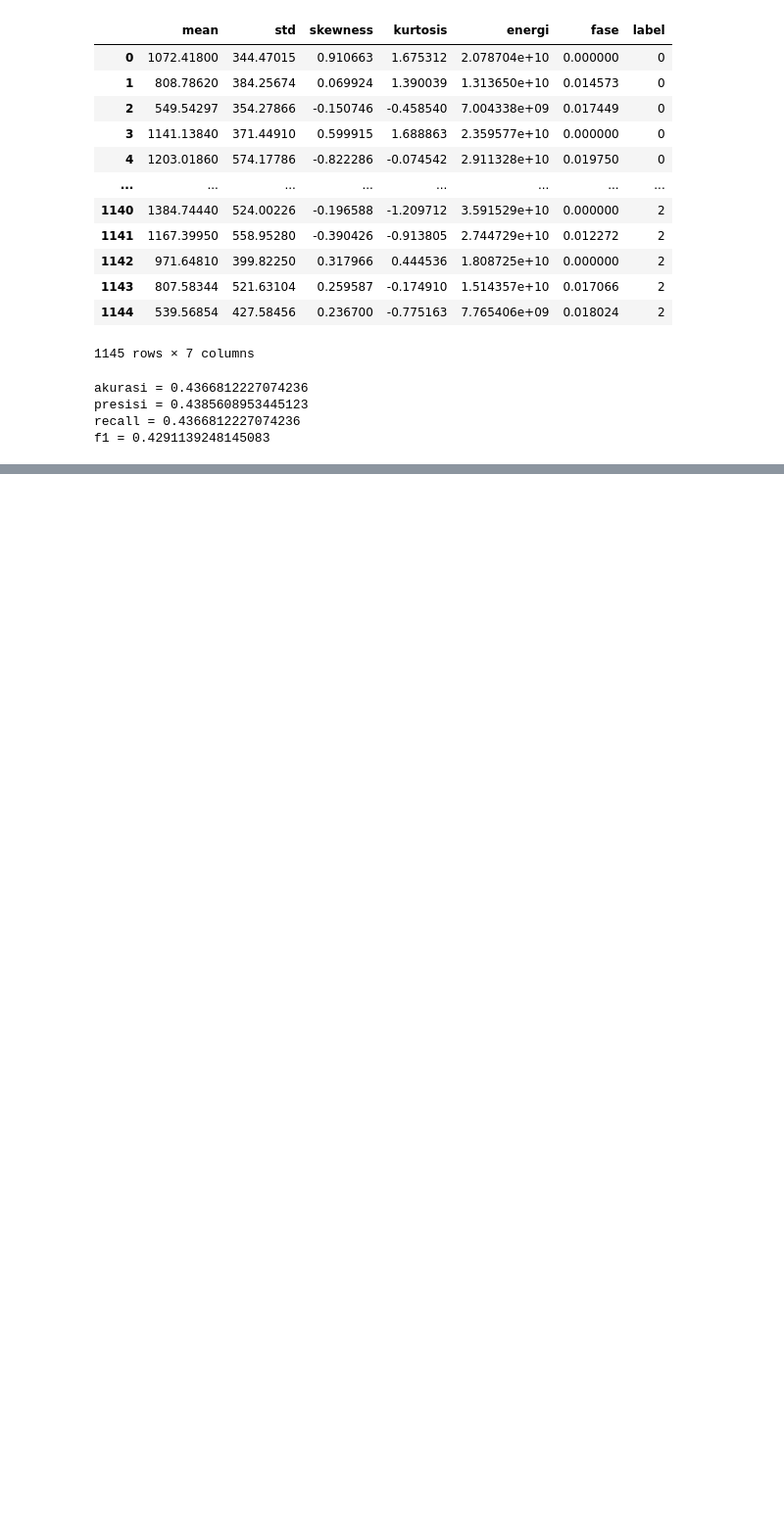
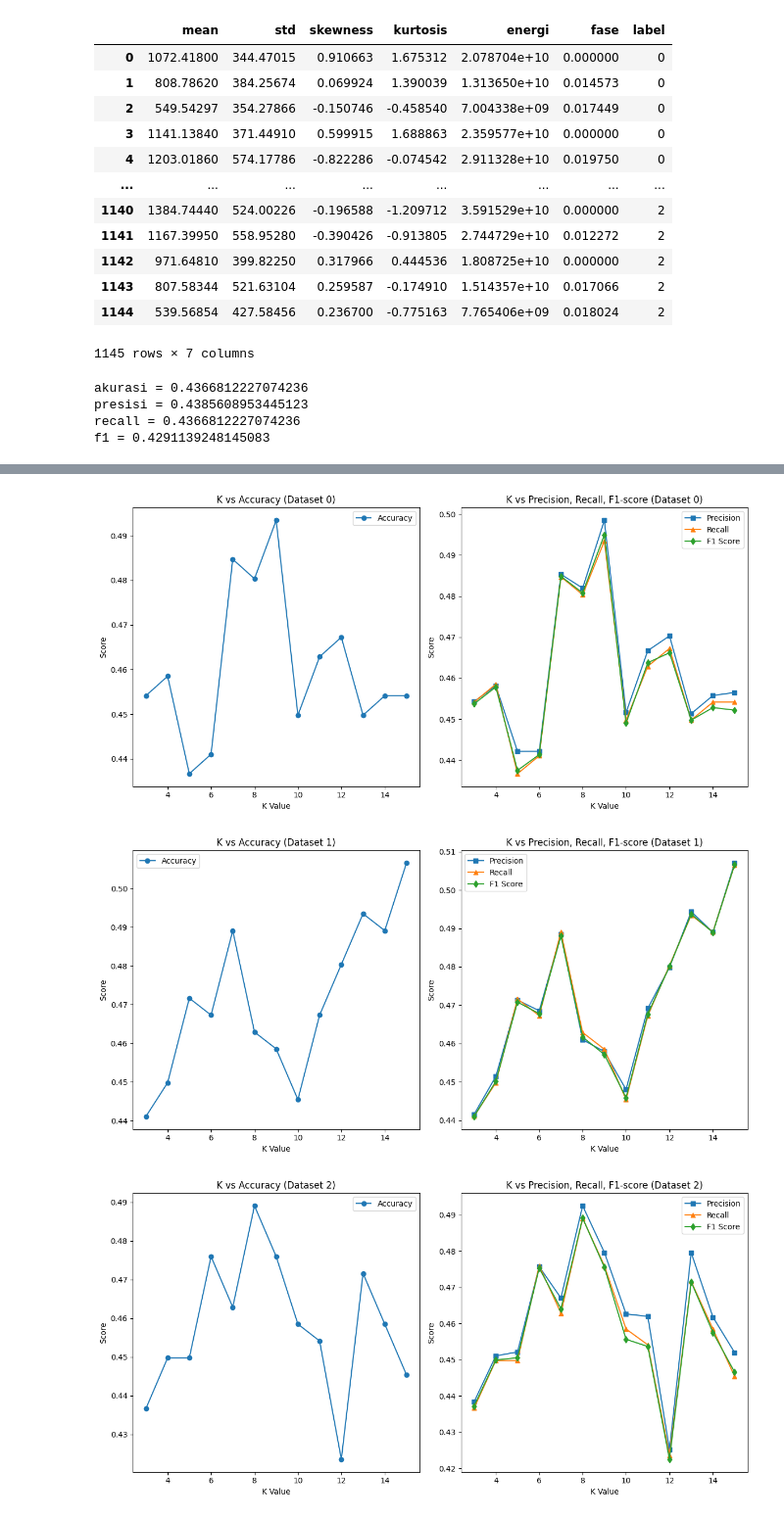
Before and after one commit to Bagusdevaa/Apple-Classfication-using-Harralick-and-KNN, a Jupyter notebook: harralick_classification.ipynb, the cells around one changed output, grey strips where cells are left out. Shown at 98% size. Cells and saved outputs as stored; diff of their text form; code cells hidden in the pictures; blank space fills up the shorter version.

```diff
--- a/harralick_classification.ipynb
+++ b/harralick_classification.ipynb
@@ -173,0 +129,29 @@ NameError: name 'KNN' is not defined
+# %%
+# Visualisasi hasil evaluasi
+for index, results in knn_results.items():
+    plt.figure(figsize=(12, 6))
+
+    # Plot Akurasi
+    plt.subplot(1, 2, 1)
+    plt.plot(results['k_values'], results['accuracy'], marker='o', linestyle='-', label='Accuracy')
+    plt.xlabel('K Value')
+    plt.ylabel('Score')
+    plt.title(f'K vs Accuracy (Dataset {index})')
+    plt.legend()
+
+    # Plot Precision, Recall, dan F1-score
+    plt.subplot(1, 2, 2)
+    plt.plot(results['k_values'], results['precision'], marker='s', linestyle='-', label='Precision')
+    plt.plot(results['k_values'], results['recall'], marker='^', linestyle='-', label='Recall')
+    plt.plot(results['k_values'], results['f1_score'], marker='d', linestyle='-', label='F1 Score')
+    plt.xlabel('K Value')
+    plt.ylabel('Score')
+    plt.title(f'K vs Precision, Recall, F1-score (Dataset {index})')
+    plt.legend()
+
+    plt.tight_layout()
+    plt.show()
+# %% [output]
+[figure, added]
+[figure, added]
+[figure, added]
```
Also changed, not shown: parts of 13 cells of this notebook, 6 other files.
